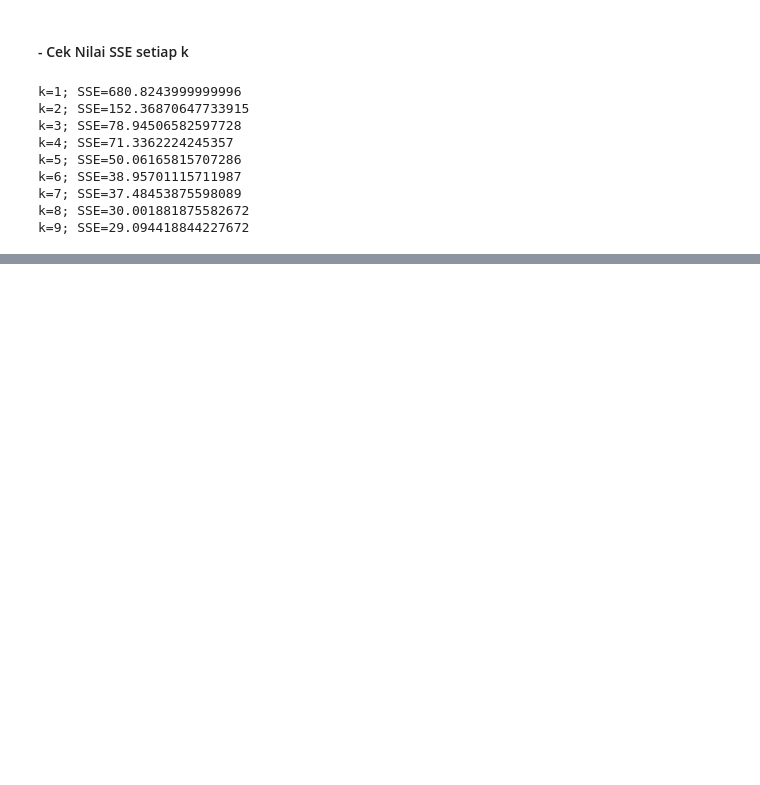
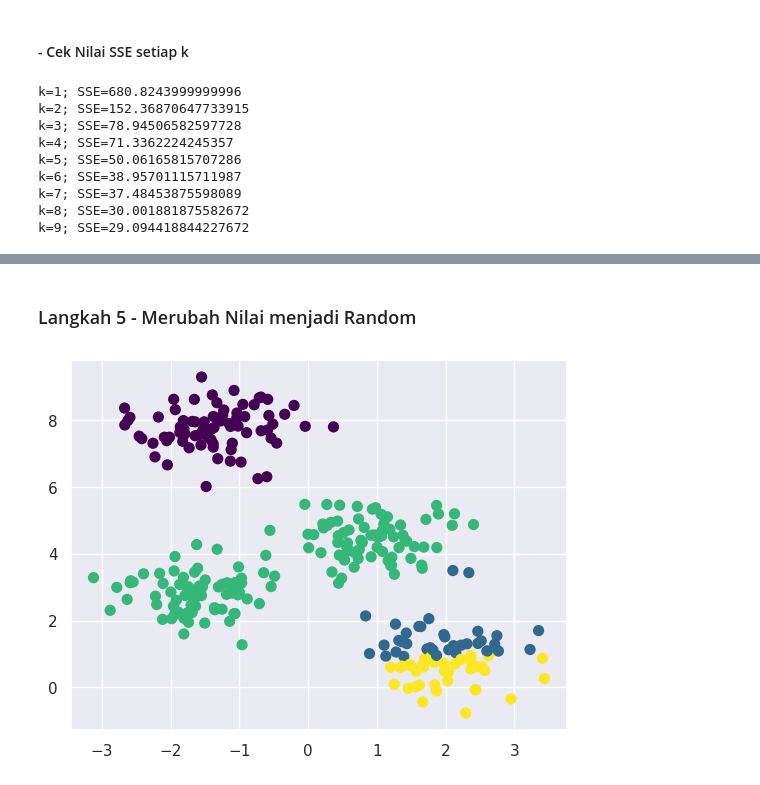
Before and after one commit to Erilocshada/erilocshada-machine-learning-course, a Jupyter notebook: 17_244107020064_week4.ipynb, the cells around one changed output, grey strips where cells are left out. Drawn from its saved outputs; the diff is of its cells as text; code cells hidden in the pictures; blank space fills up the shorter version.

```diff
--- a/17_244107020064_week4.ipynb
+++ b/17_244107020064_week4.ipynb
@@ -131,0 +194,7 @@ k=9; SSE=29.094418844227672
+# %% [markdown]
+### Langkah 5 - Merubah Nilai menjadi Random
+# %%
+centers, labels = find_clusters(X, 4, rseed=0)
+plt.scatter(X[:, 0], X[:, 1], c=labels,s=50, cmap='viridis');
+# %% [output]
+[figure, added]
```
Also changed, not shown: parts of 43 cells of this notebook.
